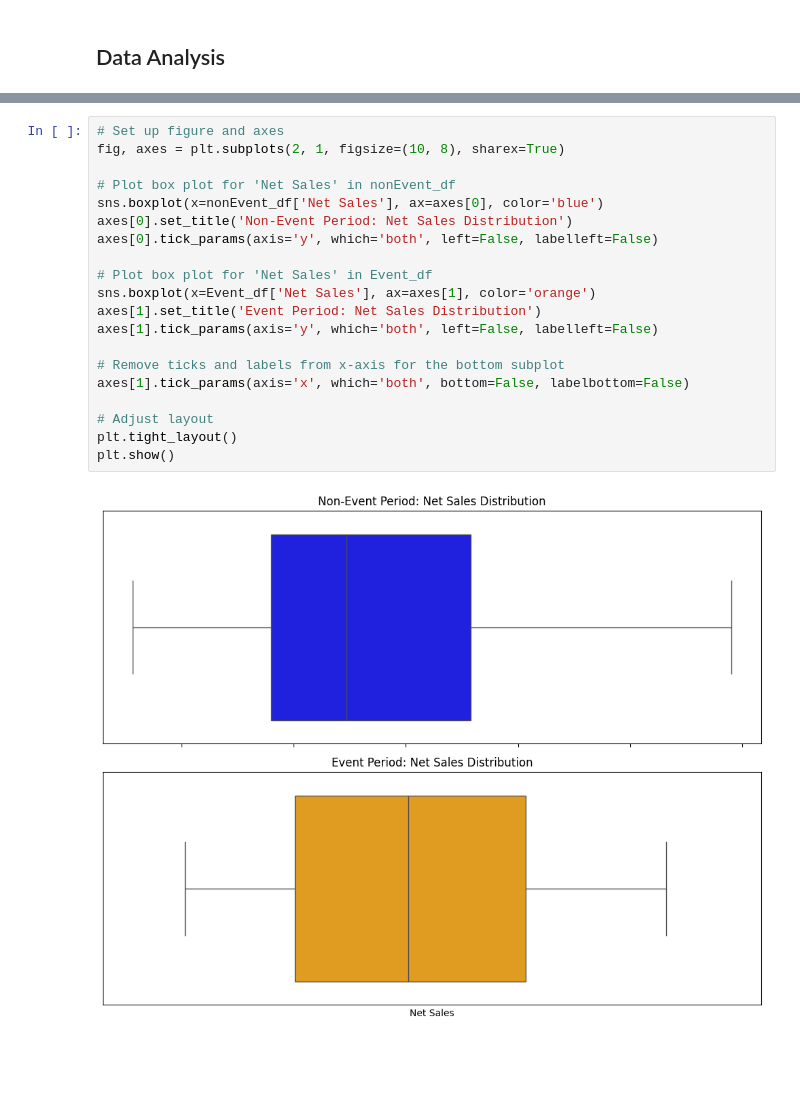
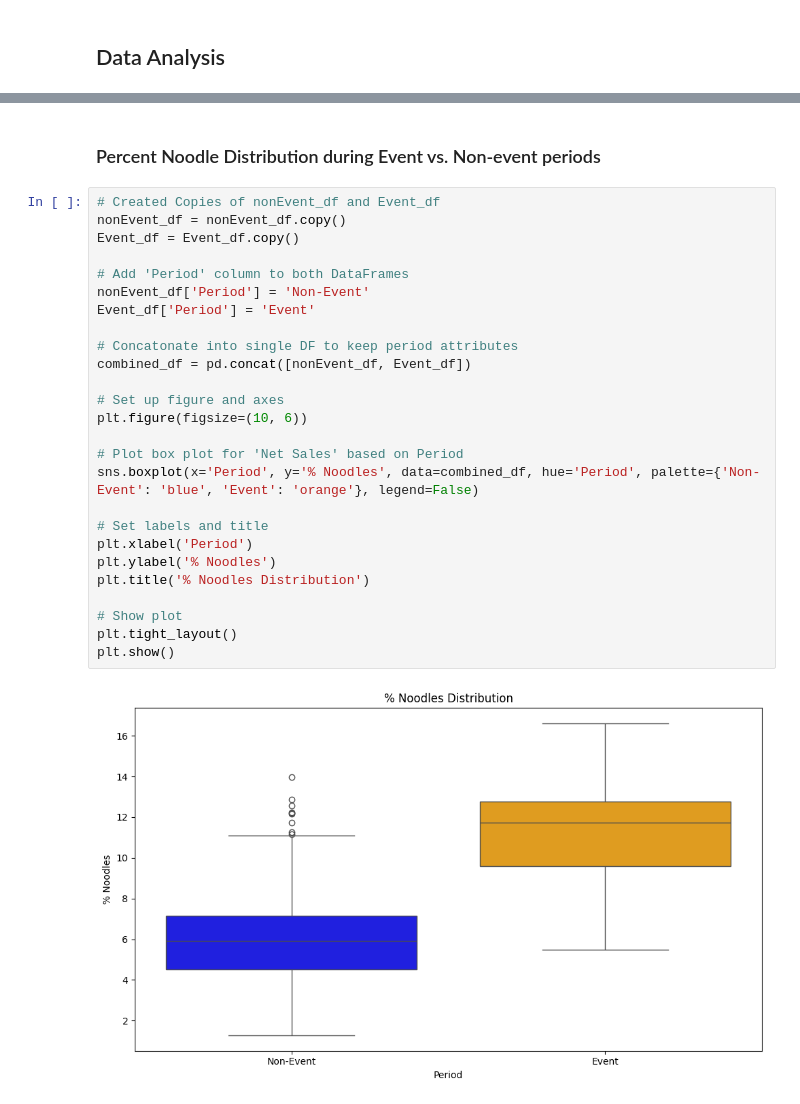
Before and after one commit to leejeff0319/Restaurant_Promotional_Event, a Jupyter notebook: Data_Analysis.ipynb, the cells around one changed output, grey strips where cells are left out. Saved outputs shown, nothing was run; the diff lists cells and outputs as text; blank space fills up the shorter version.

Commit message:
revised visualization

```diff
--- a/Data_Analysis.ipynb
+++ b/Data_Analysis.ipynb
@@ -62,22 +45,30 @@ plt.show()
-# %%
-# Set up figure and axes
-fig, axes = plt.subplots(2, 1, figsize=(10, 8), sharex=True)
-
-# Plot box plot for 'Net Sales' in nonEvent_df
-sns.boxplot(x=nonEvent_df['Net Sales'], ax=axes[0], color='blue')
-axes[0].set_title('Non-Event Period: Net Sales Distribution')
-axes[0].tick_params(axis='y', which='both', left=False, labelleft=False)
-
-# Plot box plot for 'Net Sales' in Event_df
-sns.boxplot(x=Event_df['Net Sales'], ax=axes[1], color='orange')
-axes[1].set_title('Event Period: Net Sales Distribution')
-axes[1].tick_params(axis='y', which='both', left=False, labelleft=False)
-
-# Remove ticks and labels from x-axis for the bottom subplot
-axes[1].tick_params(axis='x', which='both', bottom=False, labelbottom=False)
-
-# Adjust layout
-plt.tight_layout()
-plt.show()
-# %% [output]
-[figure, removed]
+# %% [markdown]
+### Percent Noodle Distribution during Event vs. Non-event periods
+# %%
+# Created Copies of nonEvent_df and Event_df
+nonEvent_df = nonEvent_df.copy()
+Event_df = Event_df.copy()
+
+# Add 'Period' column to both DataFrames
+nonEvent_df['Period'] = 'Non-Event'
+Event_df['Period'] = 'Event'
+
+# Concatonate into single DF to keep period attributes
+combined_df = pd.concat([nonEvent_df, Event_df])
+
+# Set up figure and axes
+plt.figure(figsize=(10, 6))
+
+# Plot box plot for 'Net Sales' based on Period
+sns.boxplot(x='Period', y='% Noodles', data=combined_df, hue='Period', palette={'Non-Event': 'blue', 'Event': 'orange'}, legend=False)
+
+# Set labels and title
+plt.xlabel('Period')
+plt.ylabel('% Noodles')
+plt.title('% Noodles Distribution')
+
+# Show plot
+plt.tight_layout()
+plt.show()
+# %% [output]
+[figure, added]
```
Also changed, not shown: parts of 6 cells of this notebook, 1 other file.
